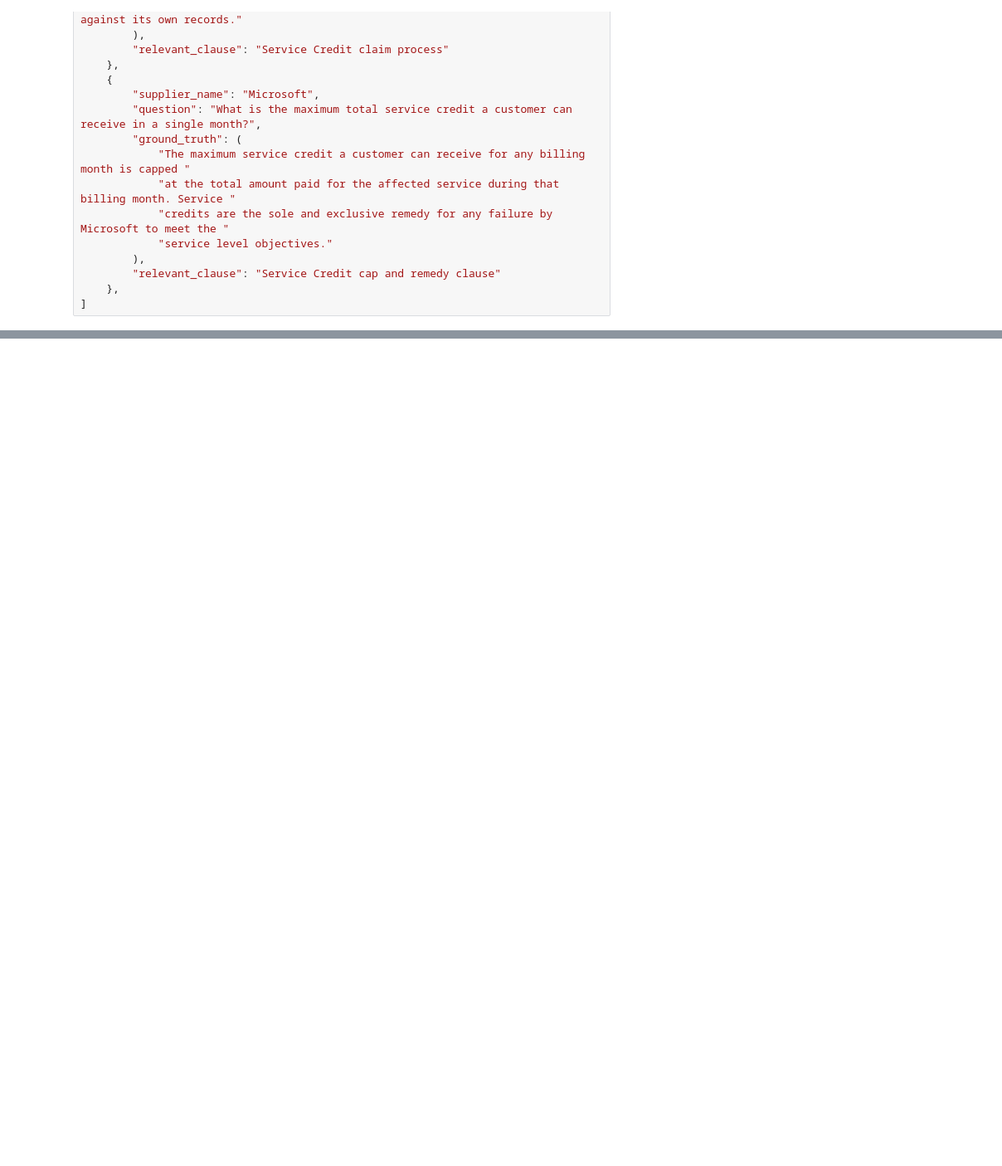
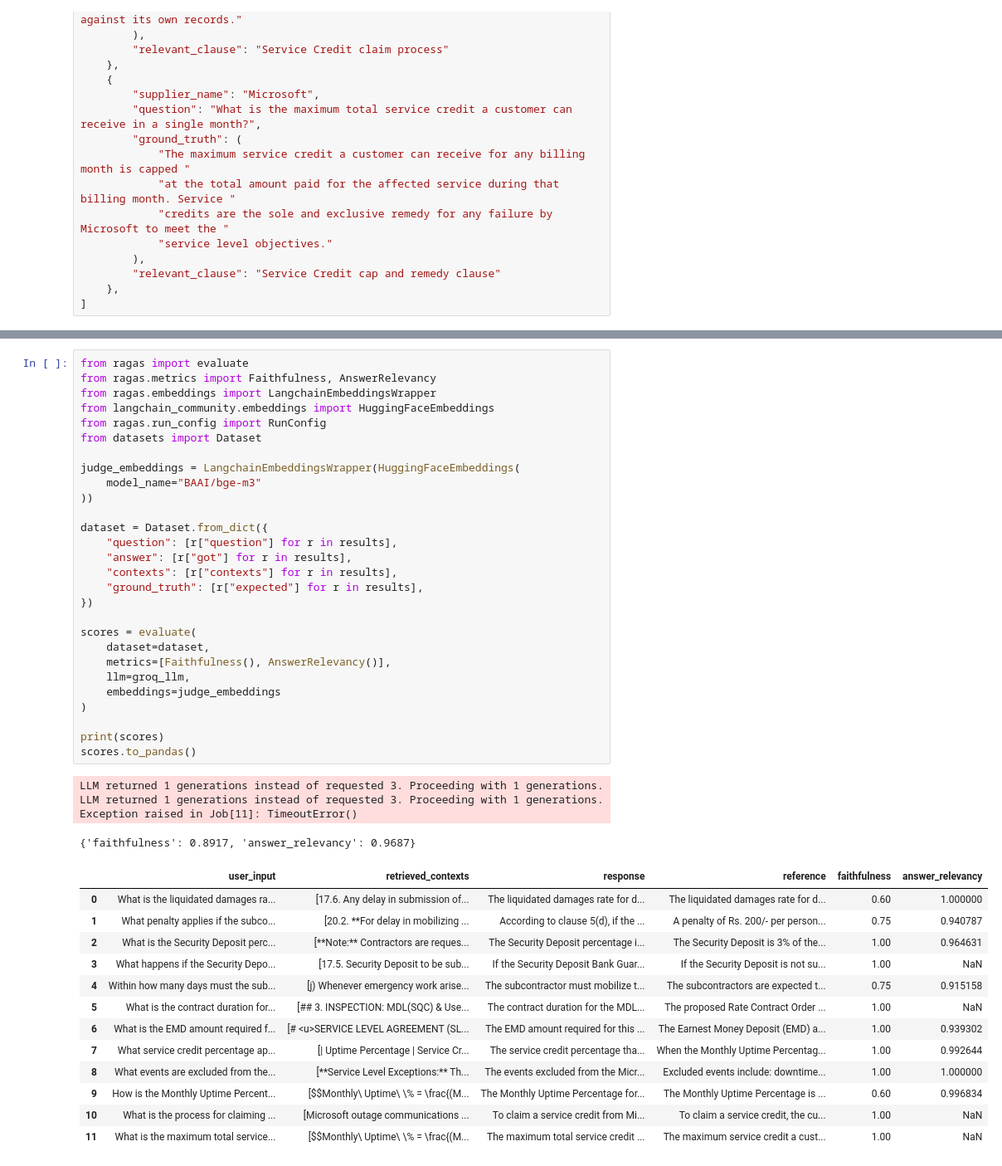
Before and after one commit to Gourav-Desetty/SentryChain-AI, a Jupyter notebook: notebooks/main.ipynb, the cells around one changed output, grey strips where cells are left out. Shown at 83% size. Saved outputs shown, nothing was run; the diff lists cells and outputs as text; blank space fills up the shorter version.

Commit message:
partial ragas evaluation

```diff
--- a/notebooks/main.ipynb
+++ b/notebooks/main.ipynb
@@ -904,0 +844,46 @@ Exception raised in Job[21]: BadRequestError(Error code: 400 - {'error': {'messa
+# %%
+from ragas import evaluate
+from ragas.metrics import Faithfulness, AnswerRelevancy
+from ragas.embeddings import LangchainEmbeddingsWrapper
+from langchain_community.embeddings import HuggingFaceEmbeddings
+from ragas.run_config import RunConfig
+from datasets import Dataset
+
+judge_embeddings = LangchainEmbeddingsWrapper(HuggingFaceEmbeddings(
+    model_name="BAAI/bge-m3"
+))
+
+dataset = Dataset.from_dict({
+    "question": [r["question"] for r in results],
+    "answer": [r["got"] for r in results],
+    "contexts": [r["contexts"] for r in results],
+    "ground_truth": [r["expected"] for r in results],
+})
+
+scores = evaluate(
+    dataset=dataset,
+    metrics=[Faithfulness(), AnswerRelevancy()],
+    llm=groq_llm,
+    embeddings=judge_embeddings
+)
+
+print(scores)
+scores.to_pandas()
+# %% [output]
+LLM returned 1 generations instead of requested 3. Proceeding with 1 generations.
+LLM returned 1 generations instead of requested 3. Proceeding with 1 generations.
+Exception raised in Job[11]: TimeoutError()
+{'faithfulness': 0.8917, 'answer_relevancy': 0.9687}
+|  | user_input | retrieved_contexts | response | reference | faithfulness | answer_relevancy |
+| 0 | What is the liquidated damages ra... | [17.6. Any delay in submission of... | The liquidated damages rate for d... | The liquidated damages rate for d... | 0.60 | 1.000000 |
+| 1 | What penalty applies if the subco... | [20.2. **For delay in mobilizing ... | According to clause 5(d), if the ... | A penalty of Rs. 200/- per person... | 0.75 | 0.940787 |
+| 2 | What is the Security Deposit perc... | [**Note:** Contractors are reques... | The Security Deposit percentage i... | The Security Deposit is 3% of the... | 1.00 | 0.964631 |
+| 3 | What happens if the Security Depo... | [17.5. Security Deposit to be sub... | If the Security Deposit Bank Guar... | If the Security Deposit is not su... | 1.00 | NaN |
+| 4 | Within how many days must the sub... | [j) Whenever emergency work arise... | The subcontractor must mobilize t... | The subcontractors are expected t... | 0.75 | 0.915158 |
+| 5 | What is the contract duration for... | [## 3. INSPECTION: MDL(SQC) & Use... | The contract duration for the MDL... | The proposed Rate Contract Order ... | 1.00 | NaN |
+| 6 | What is the EMD amount required f... | [# <u>SERVICE LEVEL AGREEMENT (SL... | The EMD amount required for this ... | The Earnest Money Deposit (EMD) a... | 1.00 | 0.939302 |
+| 7 | What service credit percentage ap... | [| Uptime Percentage | Service Cr... | The service credit percentage tha... | When the Monthly Uptime Percentag... | 1.00 | 0.992644 |
+| 8 | What events are excluded from the... | [**Service Level Exceptions:** Th... | The events excluded from the Micr... | Excluded events include: downtime... | 1.00 | 1.000000 |
+| 9 | How is the Monthly Uptime Percent... | [$$Monthly\ Uptime\ \% = \frac{(M... | The Monthly Uptime Percentage for... | The Monthly Uptime Percentage is ... | 0.60 | 0.996834 |
+| 10 | What is the process for claiming ... | [Microsoft outage communications ... | To claim a service credit from Mi... | To claim a service credit, the cu... | 1.00 | NaN |
+| 11 | What is the maximum total service... | [$$Monthly\ Uptime\ \% = \frac{(M... | The maximum total service credit ... | The maximum service credit a cust... | 1.00 | NaN |
```
Also changed, not shown: parts of 4 cells of this notebook.
